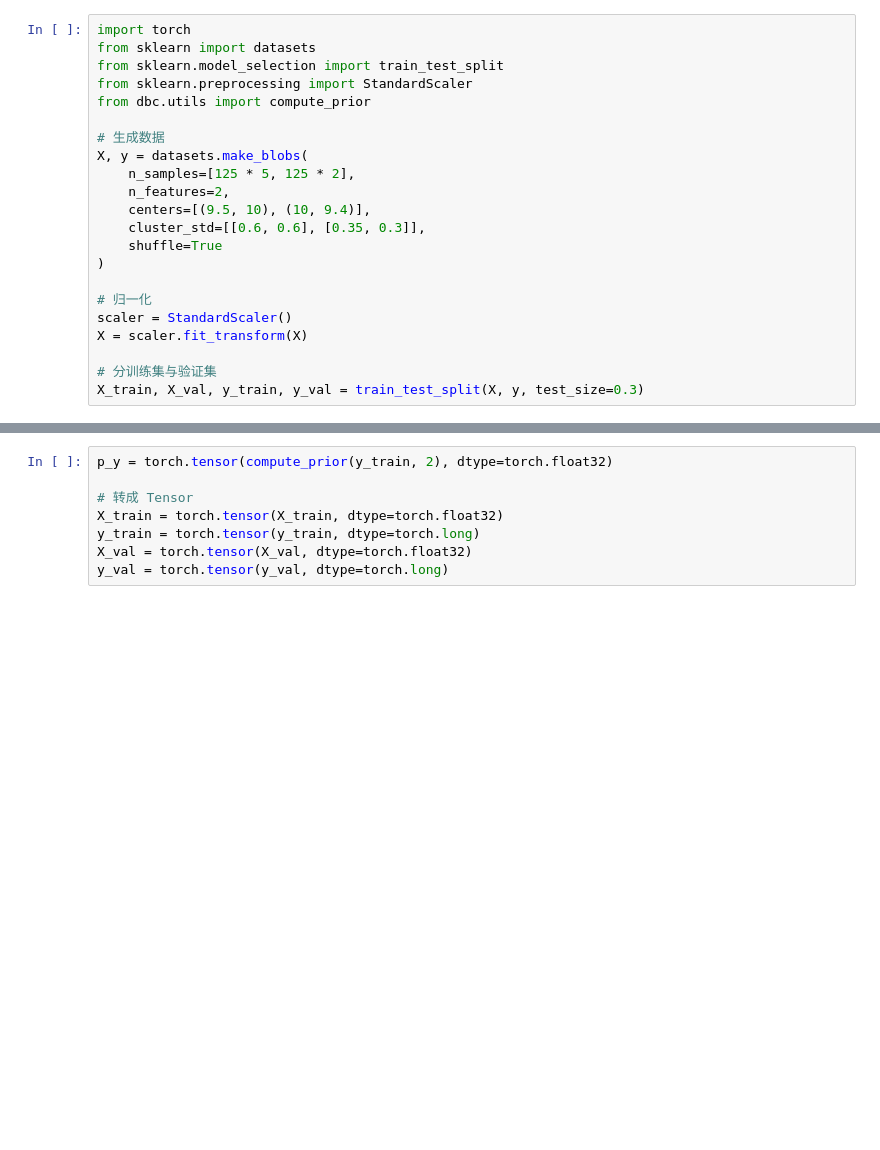
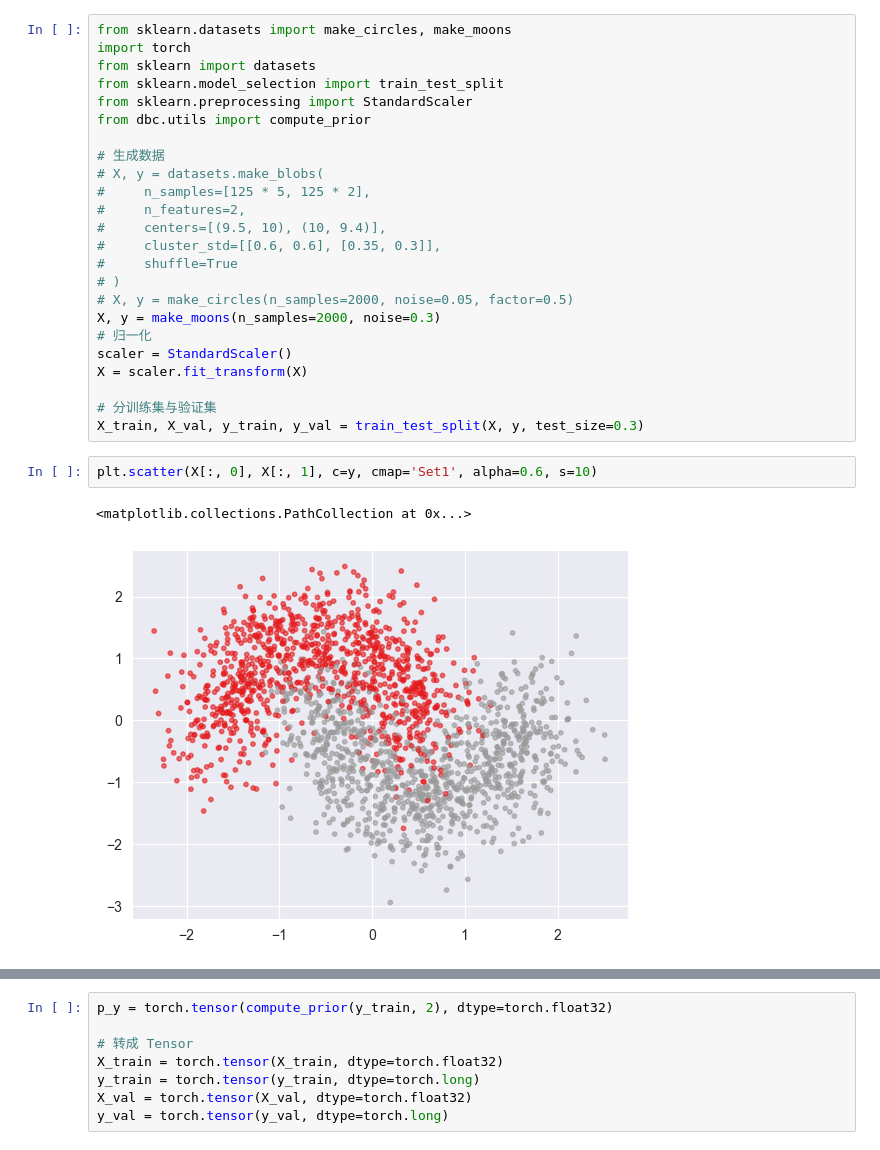
Before and after one commit to Menamot/dbc, a Jupyter notebook: examples/nn.ipynb, the cells around one changed output, grey strips where cells are left out. Saved outputs shown, nothing was run; the diff lists cells and outputs as text; blank space fills up the shorter version.

```diff
--- a/examples/nn.ipynb
+++ b/examples/nn.ipynb
@@ -78,4 +173,5 @@ def profile_kl_regularization(q_z_given_x):
 # %%
+from sklearn.datasets import make_circles, make_moons
 import torch
 from sklearn import datasets
 from sklearn.model_selection import train_test_split
@@ -83,20 +179,26 @@ from sklearn.preprocessing import StandardScaler
 from dbc.utils import compute_prior
 
 # 生成数据
-X, y = datasets.make_blobs(
-    n_samples=[125 * 5, 125 * 2],
-    n_features=2,
-    centers=[(9.5, 10), (10, 9.4)],
-    cluster_std=[[0.6, 0.6], [0.35, 0.3]],
-    shuffle=True
-)
-
+# X, y = datasets.make_blobs(
+#     n_samples=[125 * 5, 125 * 2],
+#     n_features=2,
+#     centers=[(9.5, 10), (10, 9.4)],
+#     cluster_std=[[0.6, 0.6], [0.35, 0.3]],
+#     shuffle=True
+# )
+# X, y = make_circles(n_samples=2000, noise=0.05, factor=0.5)
+X, y = make_moons(n_samples=2000, noise=0.3)
 # 归一化
 scaler = StandardScaler()
 X = scaler.fit_transform(X)
 
 # 分训练集与验证集
 X_train, X_val, y_train, y_val = train_test_split(X, y, test_size=0.3)
+# %%
+plt.scatter(X[:, 0], X[:, 1], c=y, cmap='Set1', alpha=0.6, s=10)
+# %% [output]
+<matplotlib.collections.PathCollection at 0x...>
+[figure, added]
 # %%
 import matplotlib.pyplot as plt
 from dbc.main import KmeansDiscreteBayesianClassifier, DecisionTreeDiscreteBayesianClassifier
```
Also changed, not shown: parts of 8 cells of this notebook, 4 other files.
